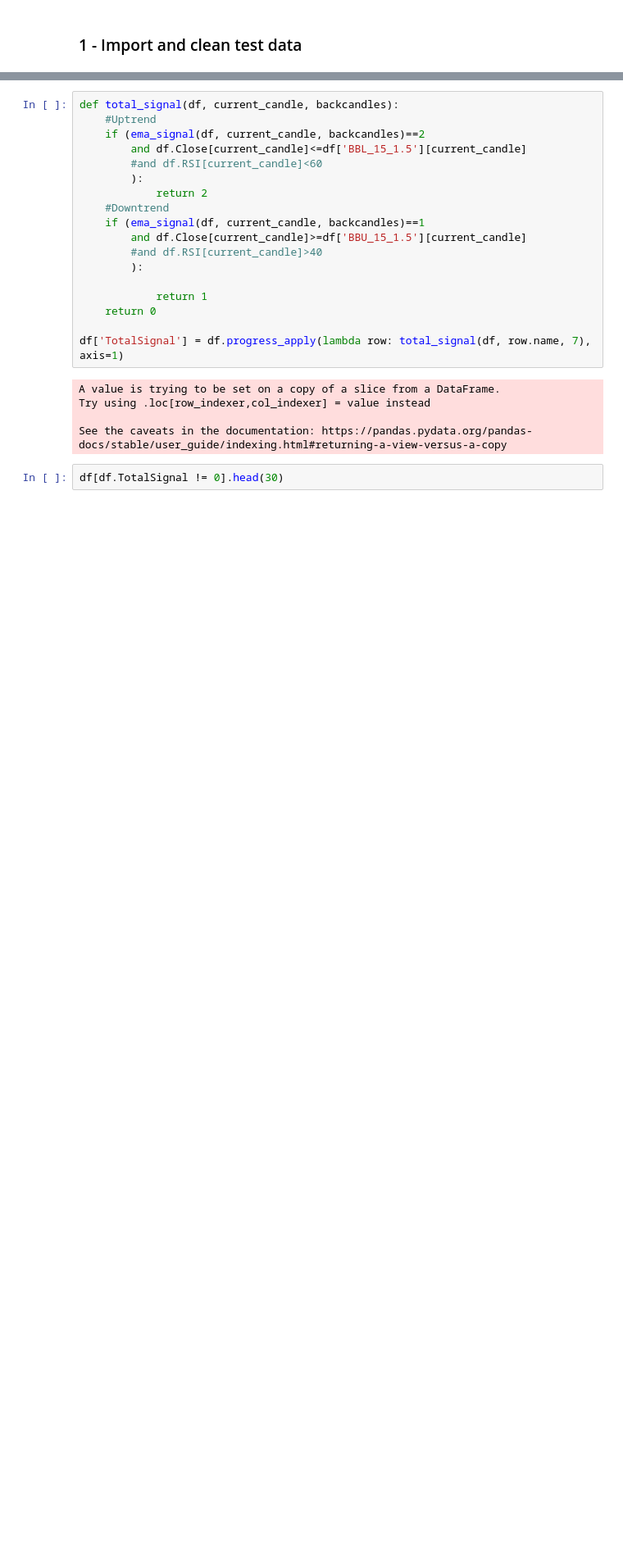
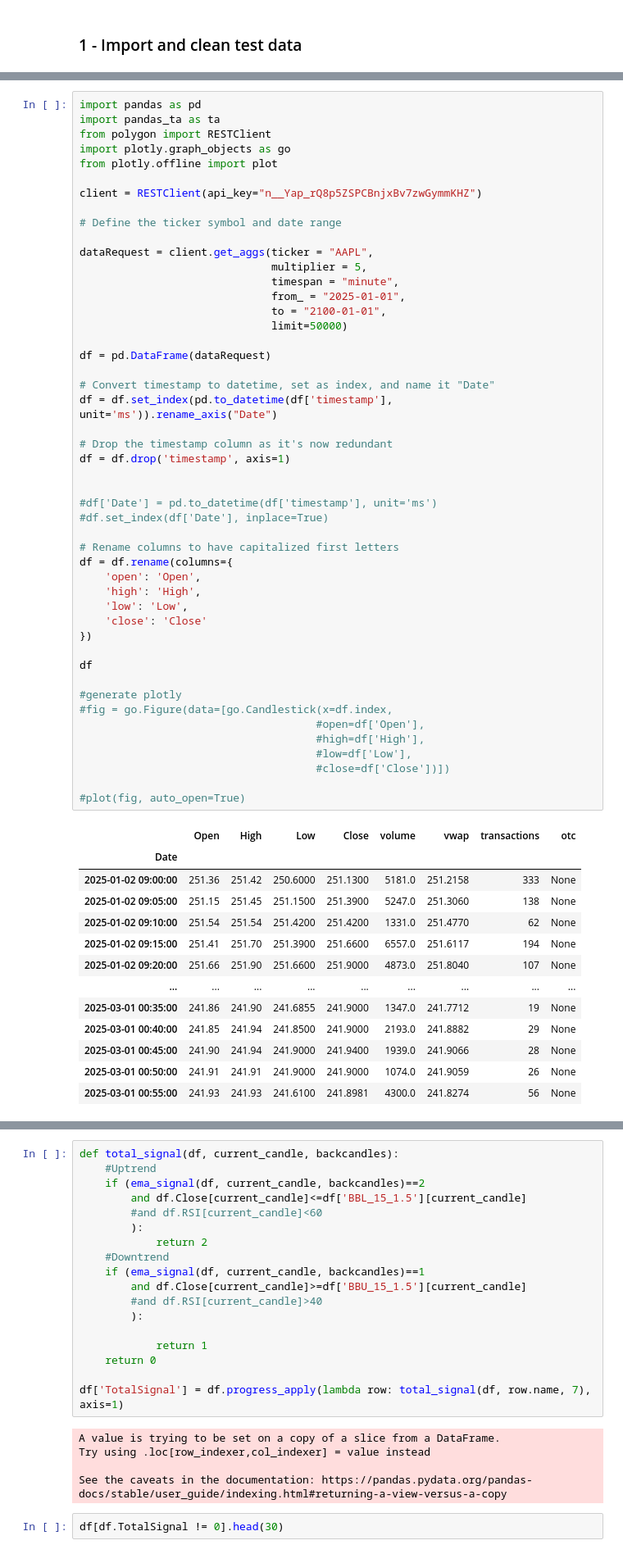
Before and after one commit to figa12/freqtrade_strats, a Jupyter notebook: 01_Strategy_Scalping_Modified_I.ipynb, the cells around one changed output, grey strips where cells are left out. Shown: that part at 82% size. Saved outputs shown, nothing was run; the diff lists cells and outputs as text; blank space fills up the shorter version.

```diff
--- a/01_Strategy_Scalping_Modified_I.ipynb
+++ b/01_Strategy_Scalping_Modified_I.ipynb
@@ -14,0 +3,62 @@ df.set_index("Gmt time", inplace=True)
+# %%
+import pandas as pd
+import pandas_ta as ta
+from polygon import RESTClient
+import plotly.graph_objects as go
+from plotly.offline import plot
+
+client = RESTClient(api_key="n__Yap_rQ8p5ZSPCBnjxBv7zwGymmKHZ")
+
+# Define the ticker symbol and date range
+
+dataRequest = client.get_aggs(ticker = "AAPL",
+                              multiplier = 5,
+                              timespan = "minute",
+                              from_ = "2025-01-01",
+                              to = "2100-01-01",
+                              limit=50000)
+
+df = pd.DataFrame(dataRequest)
+
+# Convert timestamp to datetime, set as index, and name it "Date"
+df = df.set_index(pd.to_datetime(df['timestamp'], unit='ms')).rename_axis("Date")
+
+# Drop the timestamp column as it's now redundant
+df = df.drop('timestamp', axis=1)
+
+
+#df['Date'] = pd.to_datetime(df['timestamp'], unit='ms')
+#df.set_index(df['Date'], inplace=True)
+
+# Rename columns to have capitalized first letters
+df = df.rename(columns={
+    'open': 'Open',
+    'high': 'High',
+    'low': 'Low',
+    'close': 'Close'
+})
+
+df
+
+#generate plotly
+#fig = go.Figure(data=[go.Candlestick(x=df.index,
+                                     #open=df['Open'],
+                                     #high=df['High'],
+                                     #low=df['Low'],
+                                     #close=df['Close'])])
+
+#plot(fig, auto_open=True)
+# %% [output]
+|  | Open | High | Low | Close | volume | vwap | transactions | otc |
+| Date |  |  |  |  |  |  |  |  |
+| 2025-01-02 09:00:00 | 251.36 | 251.42 | 250.6000 | 251.1300 | 5181.0 | 251.2158 | 333 | None |
+| 2025-01-02 09:05:00 | 251.15 | 251.45 | 251.1500 | 251.3900 | 5247.0 | 251.3060 | 138 | None |
+| 2025-01-02 09:10:00 | 251.54 | 251.54 | 251.4200 | 251.4200 | 1331.0 | 251.4770 | 62 | None |
+| 2025-01-02 09:15:00 | 251.41 | 251.70 | 251.3900 | 251.6600 | 6557.0 | 251.6117 | 194 | None |
+| 2025-01-02 09:20:00 | 251.66 | 251.90 | 251.6600 | 251.9000 | 4873.0 | 251.8040 | 107 | None |
+| ... | ... | ... | ... | ... | ... | ... | ... | ... |
+| 2025-03-01 00:35:00 | 241.86 | 241.90 | 241.6855 | 241.9000 | 1347.0 | 241.7712 | 19 | None |
+| 2025-03-01 00:40:00 | 241.85 | 241.94 | 241.8500 | 241.9000 | 2193.0 | 241.8882 | 29 | None |
+| 2025-03-01 00:45:00 | 241.90 | 241.94 | 241.9000 | 241.9400 | 1939.0 | 241.9066 | 28 | None |
+| 2025-03-01 00:50:00 | 241.91 | 241.91 | 241.9000 | 241.9000 | 1074.0 | 241.9059 | 26 | None |
+| 2025-03-01 00:55:00 | 241.93 | 241.93 | 241.6100 | 241.8981 | 4300.0 | 241.8274 | 56 | None |
```
Also changed, not shown: parts of 9 cells of this notebook.
